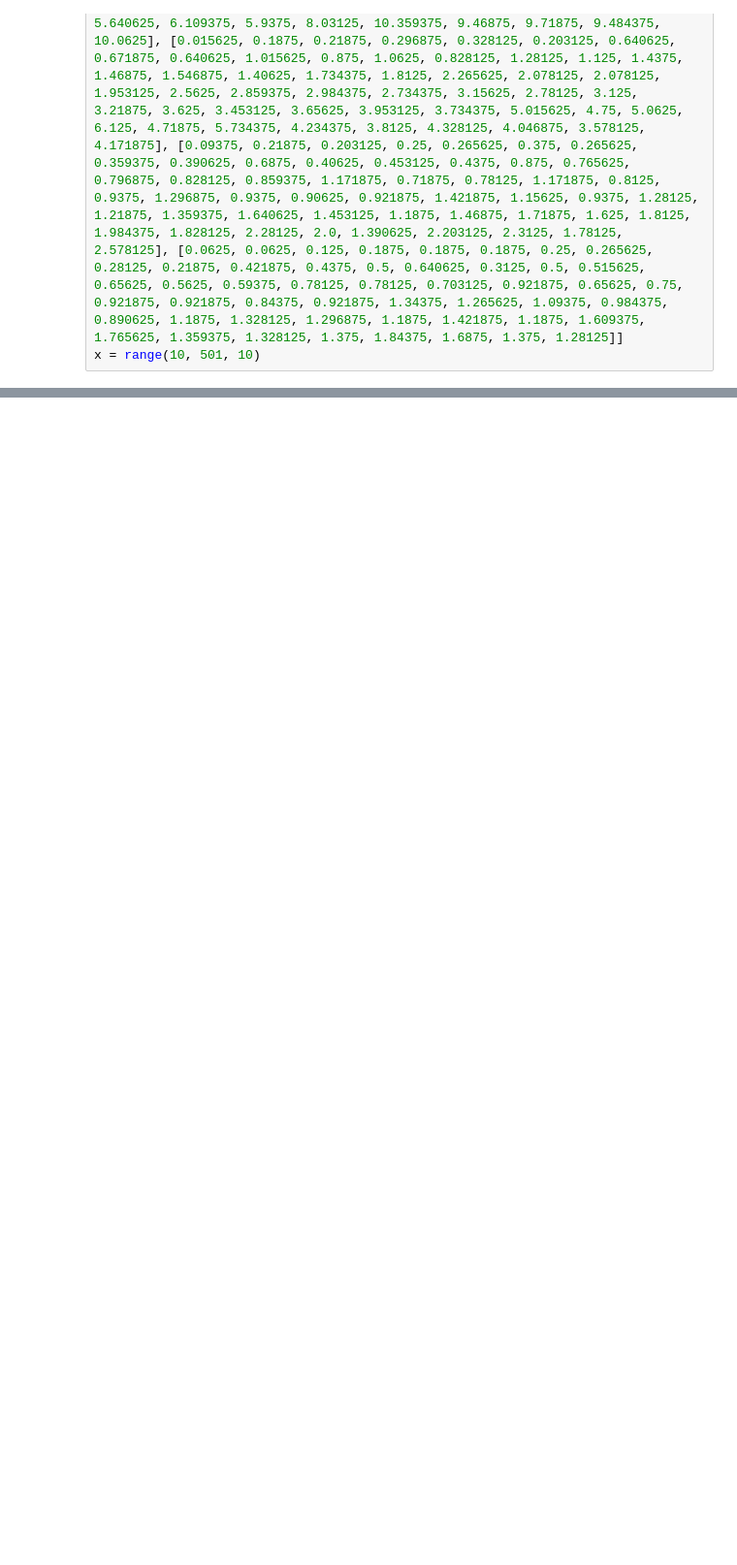
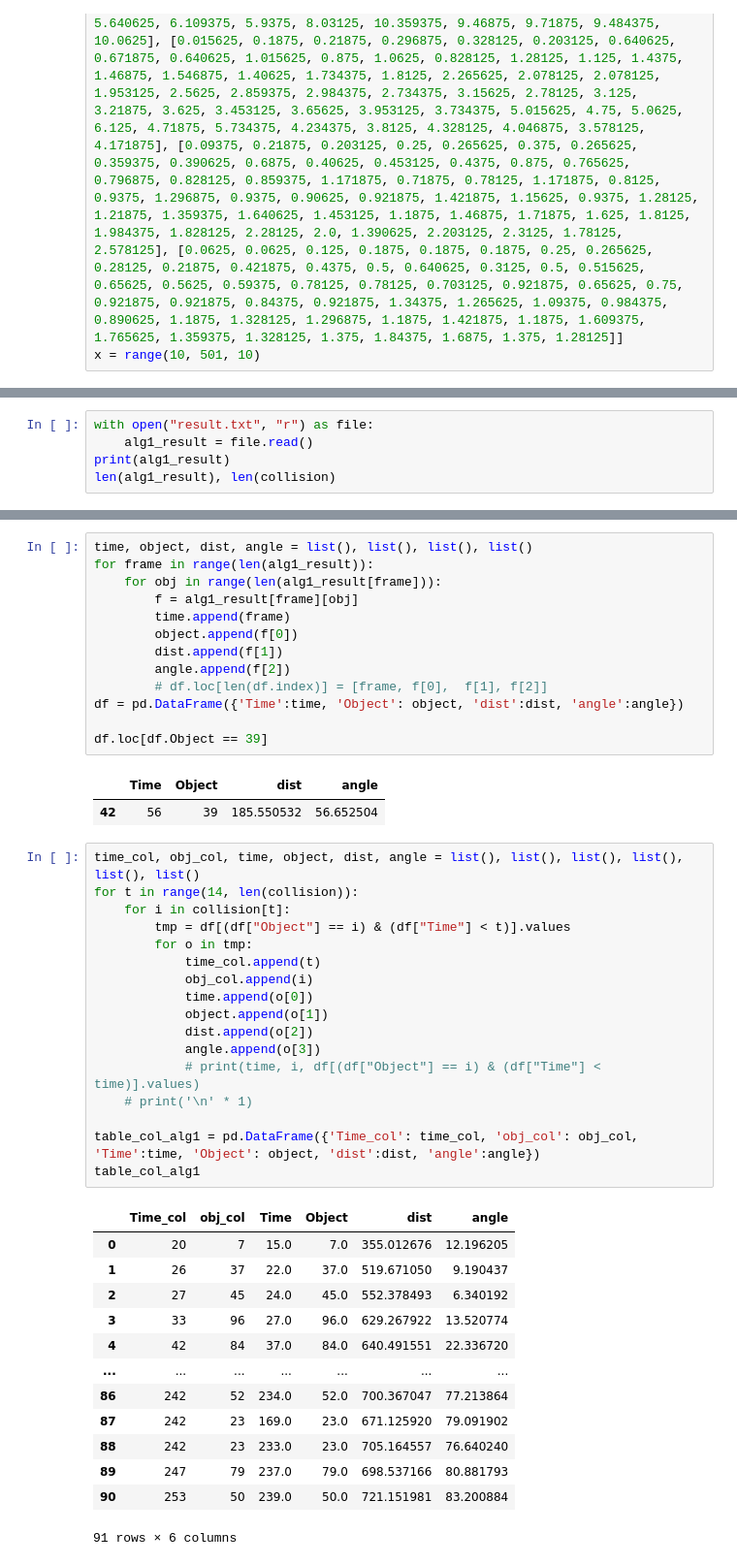
Before and after one commit to valentine-bread/Collision_Avoidance_Algorithms, a Jupyter notebook: graph.ipynb, the cells around one changed output, grey strips where cells are left out. Shown: that part at 97% size. Saved outputs shown, nothing was run; the diff lists cells and outputs as text; blank space fills up the shorter version.

Commit message:
add_collision_test

```diff
--- a/graph.ipynb
+++ b/graph.ipynb
@@ -14,0 +25,5 @@ plt.show()
+# %%
+with open("result.txt", "r") as file:
+    alg1_result = file.read()
+print(alg1_result)
+len(alg1_result), len(collision)
@@ -14,0 +40,47 @@ plt.show()
+# %%
+time, object, dist, angle = list(), list(), list(), list()
+for frame in range(len(alg1_result)):
+    for obj in range(len(alg1_result[frame])):
+        f = alg1_result[frame][obj]
+        time.append(frame)
+        object.append(f[0])
+        dist.append(f[1])
+        angle.append(f[2])
+        # df.loc[len(df.index)] = [frame, f[0],  f[1], f[2]]
+df = pd.DataFrame({'Time':time, 'Object': object, 'dist':dist, 'angle':angle})
+
+df.loc[df.Object == 39]
+# %% [output]
+|  | Time | Object | dist | angle |
+| 42 | 56 | 39 | 185.550532 | 56.652504 |
+# %%
+time_col, obj_col, time, object, dist, angle = list(), list(), list(), list(), list(), list()
+for t in range(14, len(collision)):
+    for i in collision[t]:
+        tmp = df[(df["Object"] == i) & (df["Time"] < t)].values
+        for o in tmp:
+            time_col.append(t)
+            obj_col.append(i)
+            time.append(o[0])
+            object.append(o[1])
+            dist.append(o[2])
+            angle.append(o[3])
+            # print(time, i, df[(df["Object"] == i) & (df["Time"] < time)].values)
+    # print('\n' * 1)
+
+table_col_alg1 = pd.DataFrame({'Time_col': time_col, 'obj_col': obj_col, 'Time':time, 'Object': object, 'dist':dist, 'angle':angle})
+table_col_alg1
+# %% [output]
+|  | Time_col | obj_col | Time | Object | dist | angle |
+| 0 | 20 | 7 | 15.0 | 7.0 | 355.012676 | 12.196205 |
+| 1 | 26 | 37 | 22.0 | 37.0 | 519.671050 | 9.190437 |
+| 2 | 27 | 45 | 24.0 | 45.0 | 552.378493 | 6.340192 |
+| 3 | 33 | 96 | 27.0 | 96.0 | 629.267922 | 13.520774 |
+| 4 | 42 | 84 | 37.0 | 84.0 | 640.491551 | 22.336720 |
+| ... | ... | ... | ... | ... | ... | ... |
+| 86 | 242 | 52 | 234.0 | 52.0 | 700.367047 | 77.213864 |
+| 87 | 242 | 23 | 169.0 | 23.0 | 671.125920 | 79.091902 |
+| 88 | 242 | 23 | 233.0 | 23.0 | 705.164557 | 76.640240 |
+| 89 | 247 | 79 | 237.0 | 79.0 | 698.537166 | 80.881793 |
+| 90 | 253 | 50 | 239.0 | 50.0 | 721.151981 | 83.200884 |
+91 rows × 6 columns
```
Also changed, not shown: parts of 6 cells of this notebook, 5 other files.
